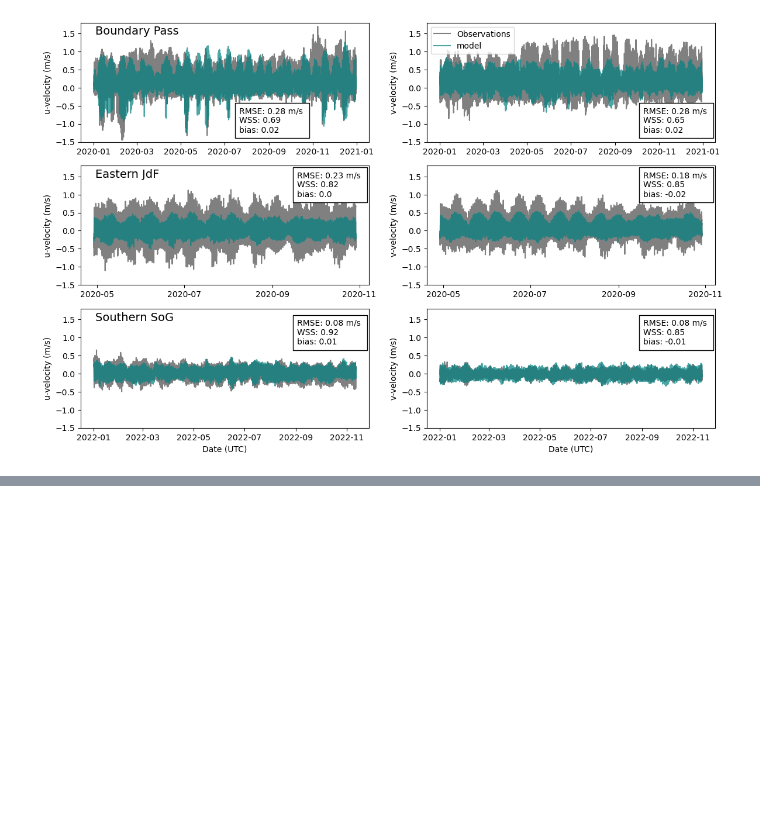
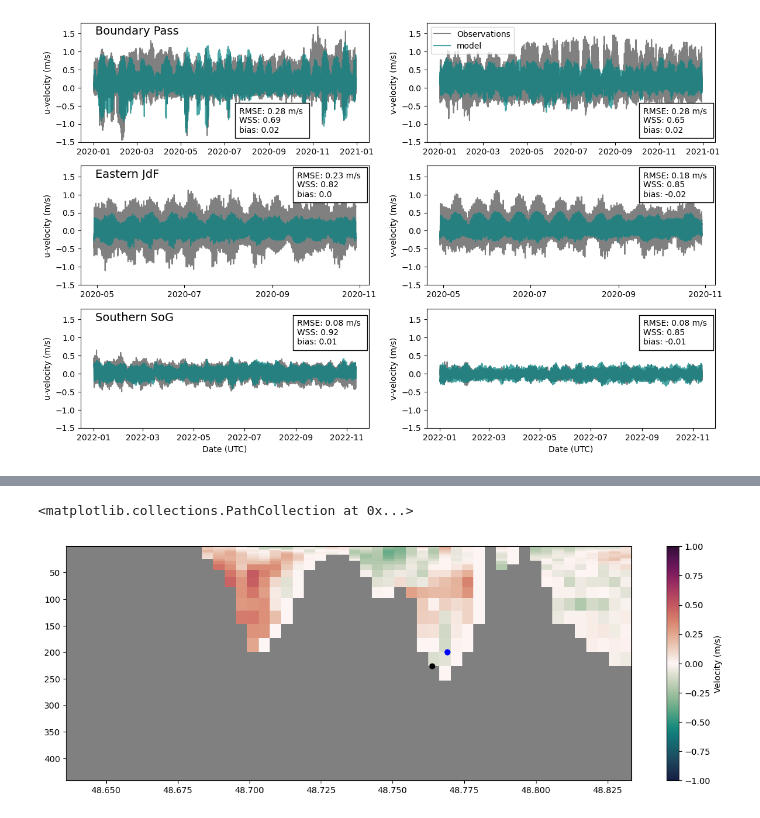
Before and after one commit to SalishSeaCast/analysis-camryn, a Jupyter notebook: notebooks/model_evals/model_eval_currents.ipynb, the cells around one changed output, grey strips where cells are left out. Cells and saved outputs as stored; diff of their text form; code cells hidden in the pictures; blank space fills up the shorter version.

```diff
--- a/notebooks/model_evals/model_eval_currents.ipynb
+++ b/notebooks/model_evals/model_eval_currents.ipynb
@@ -1509,0 +1914,20 @@ fig.savefig('/ocean/cstang/MOAD/analysis-camryn/Figures/model_eval_currents.png'
+# %%
+fig, ax = plt.subplots(1, 1, figsize=(15, 5))
+cmap = cm.curl
+cmap.set_bad('grey')
+northvel = np.ma.masked_array(vvel.vomecrty[1, :, 310:360, 289], mask=umask[:, 310:360, 289])
+colours = ax.pcolormesh(uvel.nav_lat[310:360+1,289], uvel.depthu, northvel[:39], cmap=cmap, vmax=1.0, vmin=-1.0)
+# ax.set_ylim(0, 150)
+ax.invert_yaxis();
+cb = fig.colorbar(colours, ax=ax)
+cb.set_label('Velocity (m/s)');
+ax.scatter(48.7638,226,color='k')
+ax.scatter(48.769,199,color='b')
+ax.scatter(48.769,199,color='b')
+# ax.scatter(343,226,color='k')
+# ax.scatter(344,199,color='b')
+# ax.scatter(343,199,color='purple')
+# ax.scatter(48.769,199,color='b')
+# %% [output]
+<matplotlib.collections.PathCollection at 0x...>
+[figure, added]
```
Also changed, not shown: parts of 64 cells of this notebook.
